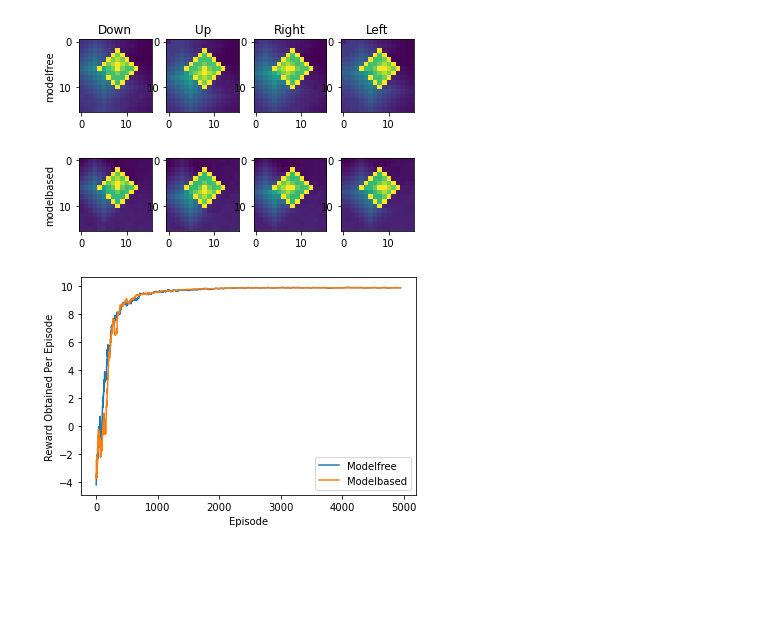
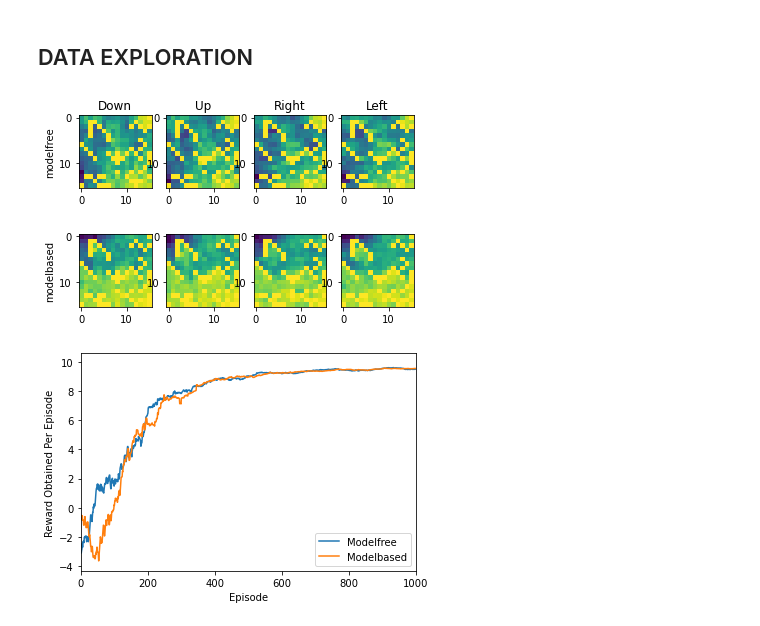
Before and after one commit to christina-acquah/Reinforcement-Learning, a Jupyter notebook: Reinforcement Learning Main Project.ipynb, the cells around one changed output. Cells and saved outputs as stored; diff of their text form; code cells hidden in the pictures; blank space fills up the shorter version.

```diff
--- a/Reinforcement Learning Main Project.ipynb
+++ b/Reinforcement Learning Main Project.ipynb
@@ -26,0 +32,9 @@ gw_obst = ef.GridWorld(rows=n_rows,cols=n_cols,
+# %%
+gw_rand_obst = ef.GridWorld(rows=n_rows,cols=n_cols,
+                  obstacles=[(4,2),(3,2),(2,2),(1,2),(1,3),(2,4),(3,5),(4,6),(5,6),(7,11),(8,10),(15,12),(9,9),(7,13),(10,8),(9,9),(9,7),(8,6),(13,1),(13,2),(12,8),(8,12),(9,13),(14,3),(12,11),(15,4),(13,15),(14,13),(13,10),(15,5),(15,4),(13,4),(13,5),(5,13),(6,14),(9,15),(10,15),(11,14),(12,13),(14,11),(12,11),(6,0),(7,1),(8,2),(9,3),(15,6),(8,15),(15,0),(0,15),(2,11),(1,12),(2,13),(3,14),(2,15),(13,4)],
+                  rewards={(9,8):10},
+                  terminals=[(9,8)],
+                  step_penalization=step_penalization,
+                  actionlist=['Down','Up','Right','Left'],
+                  view_labels=False
+                 )
@@ -27,12 +43,5 @@ gw_obst = ef.GridWorld(rows=n_rows,cols=n_cols,
 # %%
-n_rows,n_cols = 16,16
-step_penalization=-0.01
-gw_obst = ef.GridWorld(rows=n_rows,cols=n_cols,
-                  obstacles=[(6,4),(5,5),(4,6),(3,7),(2,8),(3,9),(4,10),(5,11),(6,12),(7,11),(8,10),(9,9),(10,8),(9,9),(9,7),(8,6)],
-                  rewards={(6,8):10},
-                  terminals=[(6,8)],
-                  step_penalization=step_penalization,
-                  actionlist=['Down','Up','Right','Left'],
-                  view_labels=False
-                 )
+env = gw_rand_obst
+print('Reward Function in Environment:')
+plot_reward_map(env)
 # %% [output]
@@ -227,10 +71,0 @@ def plot_reward_map(gw_obs):
-# %%
-print('Reward Function in Environment:')
-plot_reward_map(gw_obst)
-
-number_of_episodes = 5000
-## run the Q learning agent through the environment
-modelfree  = Q_Agent(gw_obst.nstates, gw_obst.nactions)
-print('Running Q-Learning Agent...')
-q_rewards,q_snapshot = modelfree.navigate(gw_obst, num_episodes=number_of_episodes)
-print('Done')
@@ -255,8 +74,11 @@ for i in range(gw_obst.nactions):
 # %%
-modelbased=Dyna_Q_Agent(gw_obst.nstates,gw_obst.nactions)
+modelbased=Dyna_Q_Agent(env.nstates,env.nactions)
 print('Running Q-Learning Agent...')
-dyna_q_rewards,dyna_snapshot = modelbased.navigate(gw_obst, num_episodes=number_of_episodes)
+dyna_q_rewards,dyna_snapshot = modelbased.navigate(env, num_episodes=number_of_episodes)
 print('Done')
+
+plt.plot(dyna_q_rewards)
+plt.show()
 # %% [output]
 Running Q-Learning Agent...
 Done
@@ -282,22 +93,25 @@ Clipping input data to the valid range for imshow with RGB data ([0..1] for floa
+# %% [markdown]
+## DATA EXPLORATION
 # %%
-fig, ax = plt.subplots(2,gw_obst.nactions)
+index = 20
+fig, ax = plt.subplots(2,env.nactions)
 for i in range(gw_obst.nactions):
-    ax[0,i].imshow(modelfree.q_table[:,i].reshape(n_rows,n_cols))
-    ax[1,i].imshow(modelbased.dyna_q_table[:,i].reshape(n_rows,n_cols))
-    ax[0,i].set_title(gw_obst.action_list[i])
+    ax[0,i].imshow(q_snapshot[index][:,i].reshape(n_rows,n_cols))
+    ax[1,i].imshow(dyna_snapshot[index][:,i].reshape(n_rows,n_cols))
+    ax[0,i].set_title(env.action_list[i])
 
 ax[0,0].set_ylabel('modelfree')#ax[1,0].set_ylabel('Q')
 ax[1,0].set_ylabel('modelbased')
 plt.show()
 # %% [output]
-[figure, old version]
+[figure, new version]
 # %%
-smooth=50
-plt.plot(running_mean(q_rewards,smooth), label='Modelfree')
-plt.plot(running_mean(dyna_q_rewards,smooth),label='Modelbased')
+plt.plot(running_mean(q_rewards,smoothing), label='Modelfree')
+plt.plot(running_mean(dyna_q_rewards,smoothing),label='Modelbased')
 plt.legend(loc=0)
 plt.xlabel('Episode')
 plt.ylabel('Reward Obtained Per Episode')
+plt.xlim(0,1000)
 plt.show()
 # %% [output]
-[figure, old version]
+[figure, new version]
```
Also changed, not shown: parts of 17 cells of this notebook, 2 other files.
